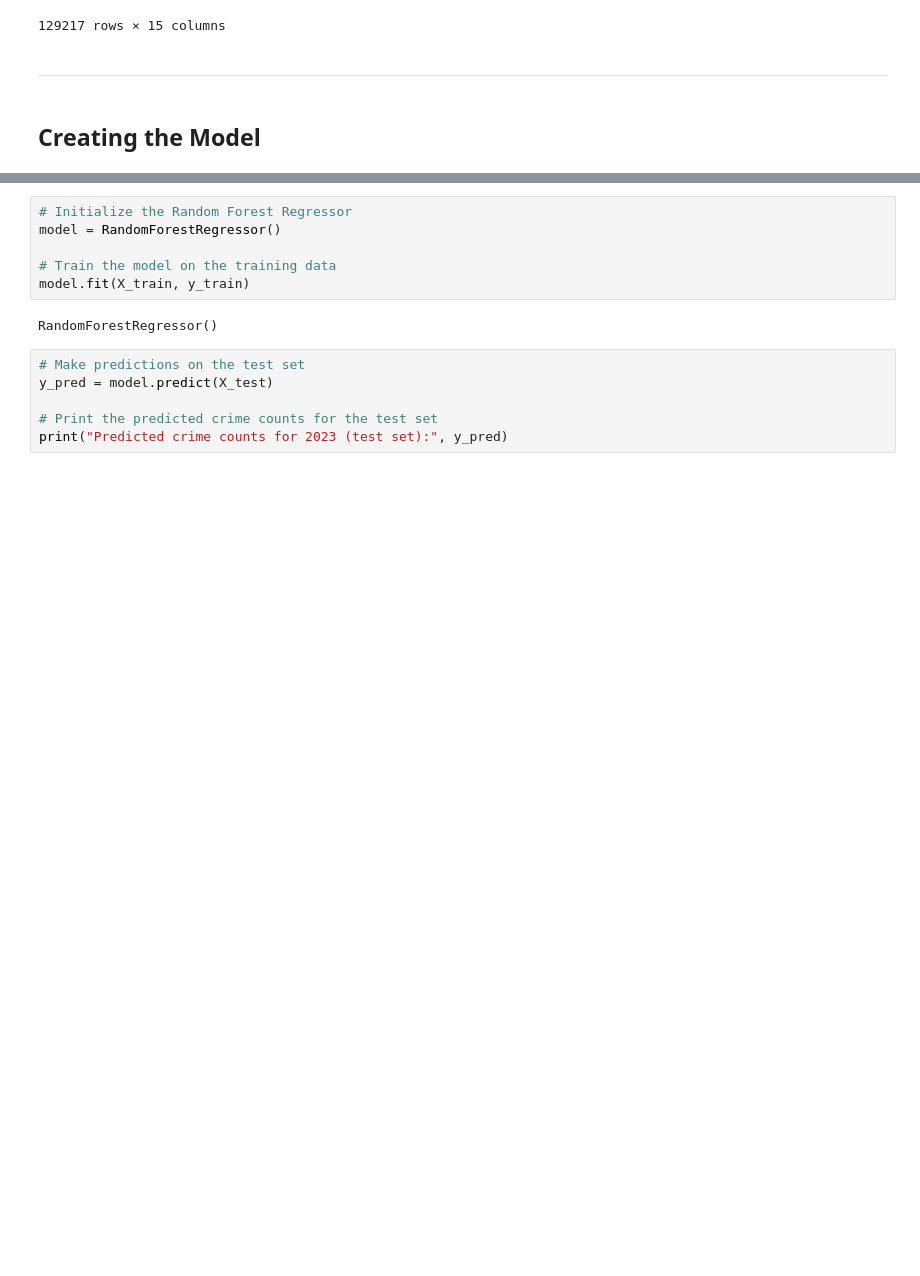
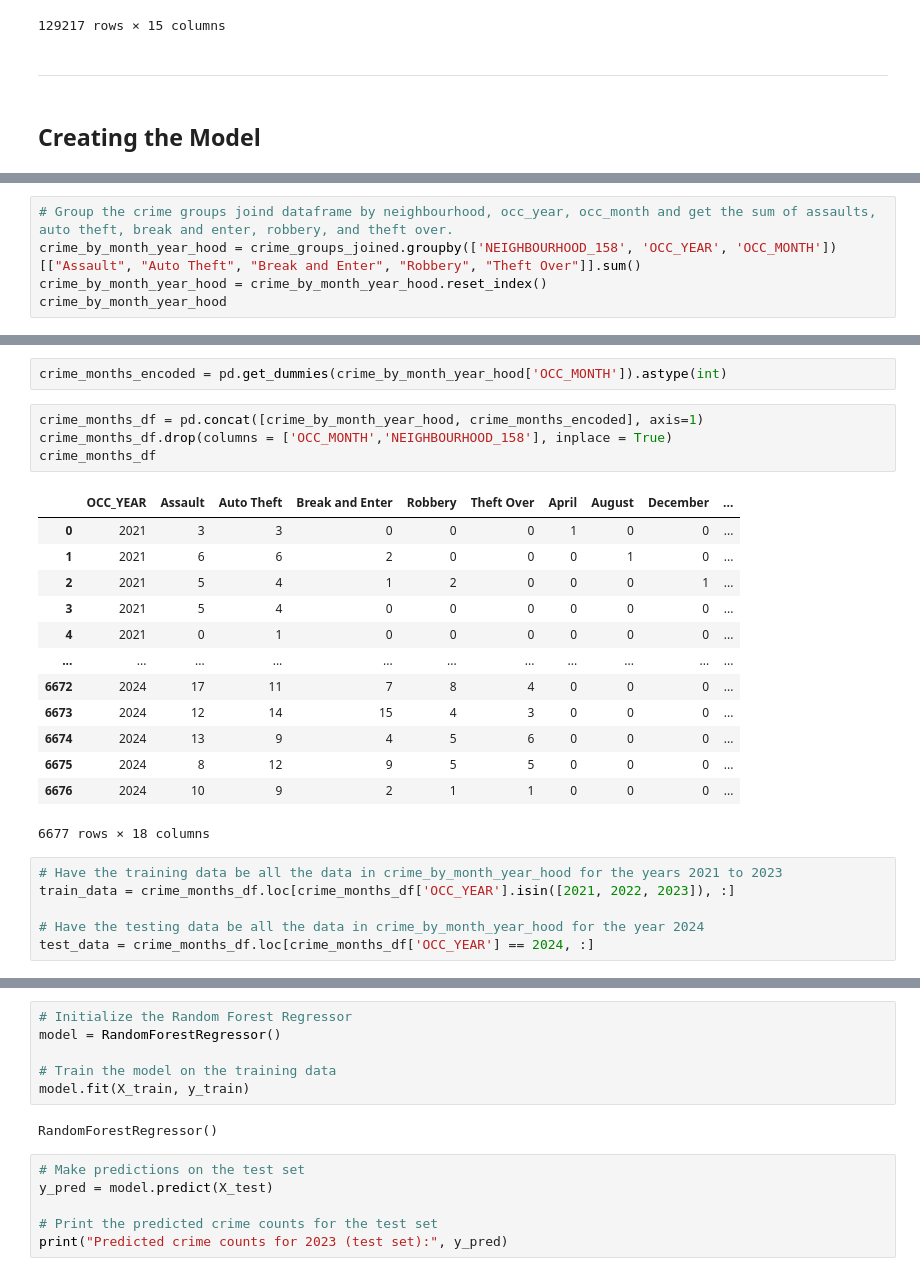
Before and after one commit to bhanotlavanya/Project_4_Crime_Prediction, a Jupyter notebook: crime_data.ipynb, the cells around one changed output, grey strips where cells are left out. Drawn from its saved outputs; the diff is of its cells as text; blank space fills up the shorter version.

```diff
--- a/crime_data.ipynb
+++ b/crime_data.ipynb
@@ -496,0 +241,5 @@ X_train, X_test, y_train, y_test = train_test_split(X, y, test_size=0.2, random_
+# %%
+# Group the crime groups joind dataframe by neighbourhood, occ_year, occ_month and get the sum of assaults, auto theft, break and enter, robbery, and theft over.
+crime_by_month_year_hood = crime_groups_joined.groupby(['NEIGHBOURHOOD_158', 'OCC_YEAR', 'OCC_MONTH'])[["Assault", "Auto Theft", "Break and Enter", "Robbery", "Theft Over"]].sum()
+crime_by_month_year_hood = crime_by_month_year_hood.reset_index()
+crime_by_month_year_hood
@@ -496,0 +260,26 @@ X_train, X_test, y_train, y_test = train_test_split(X, y, test_size=0.2, random_
+# %%
+crime_months_encoded = pd.get_dummies(crime_by_month_year_hood['OCC_MONTH']).astype(int)
+# %%
+crime_months_df = pd.concat([crime_by_month_year_hood, crime_months_encoded], axis=1)
+crime_months_df.drop(columns = ['OCC_MONTH','NEIGHBOURHOOD_158'], inplace = True)
+crime_months_df
+# %% [output]
+|  | OCC_YEAR | Assault | Auto Theft | Break and Enter | Robbery | Theft Over | April | August | December | ... |
+| 0 | 2021 | 3 | 3 | 0 | 0 | 0 | 1 | 0 | 0 | ... |
+| 1 | 2021 | 6 | 6 | 2 | 0 | 0 | 0 | 1 | 0 | ... |
+| 2 | 2021 | 5 | 4 | 1 | 2 | 0 | 0 | 0 | 1 | ... |
+| 3 | 2021 | 5 | 4 | 0 | 0 | 0 | 0 | 0 | 0 | ... |
+| 4 | 2021 | 0 | 1 | 0 | 0 | 0 | 0 | 0 | 0 | ... |
+| ... | ... | ... | ... | ... | ... | ... | ... | ... | ... | ... |
+| 6672 | 2024 | 17 | 11 | 7 | 8 | 4 | 0 | 0 | 0 | ... |
+| 6673 | 2024 | 12 | 14 | 15 | 4 | 3 | 0 | 0 | 0 | ... |
+| 6674 | 2024 | 13 | 9 | 4 | 5 | 6 | 0 | 0 | 0 | ... |
+| 6675 | 2024 | 8 | 12 | 9 | 5 | 5 | 0 | 0 | 0 | ... |
+| 6676 | 2024 | 10 | 9 | 2 | 1 | 1 | 0 | 0 | 0 | ... |
+6677 rows × 18 columns
+# %%
+# Have the training data be all the data in crime_by_month_year_hood for the years 2021 to 2023
+train_data = crime_months_df.loc[crime_months_df['OCC_YEAR'].isin([2021, 2022, 2023]), :]
+
+# Have the testing data be all the data in crime_by_month_year_hood for the year 2024
+test_data = crime_months_df.loc[crime_months_df['OCC_YEAR'] == 2024, :]
```
Also changed, not shown: parts of 17 cells of this notebook.
